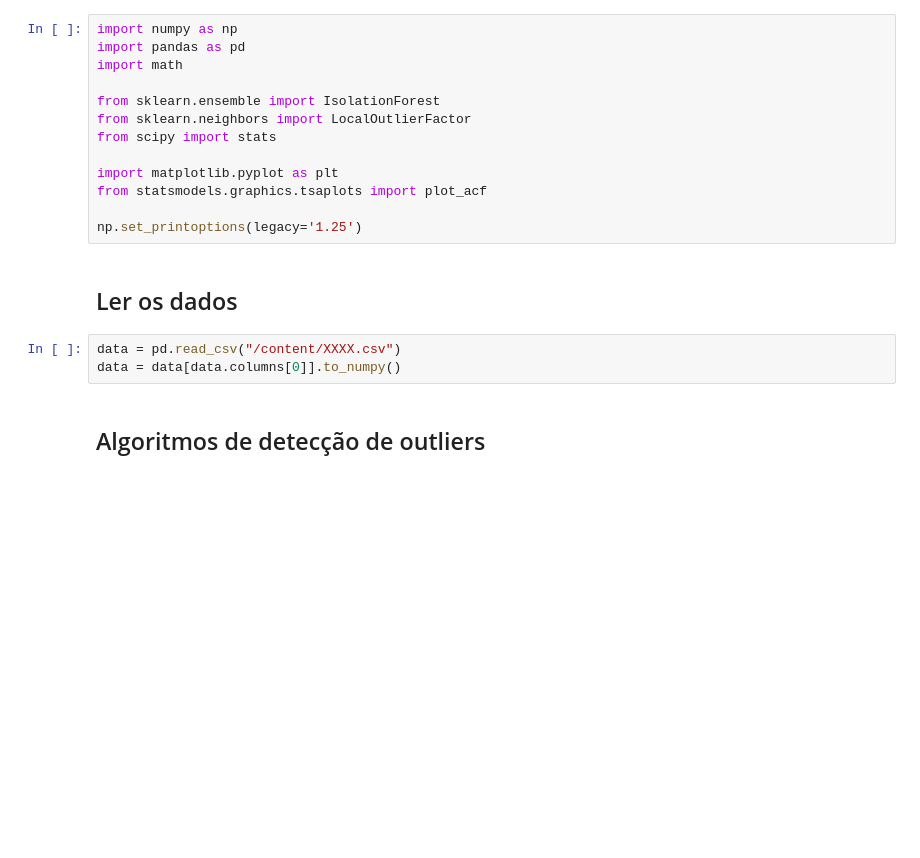
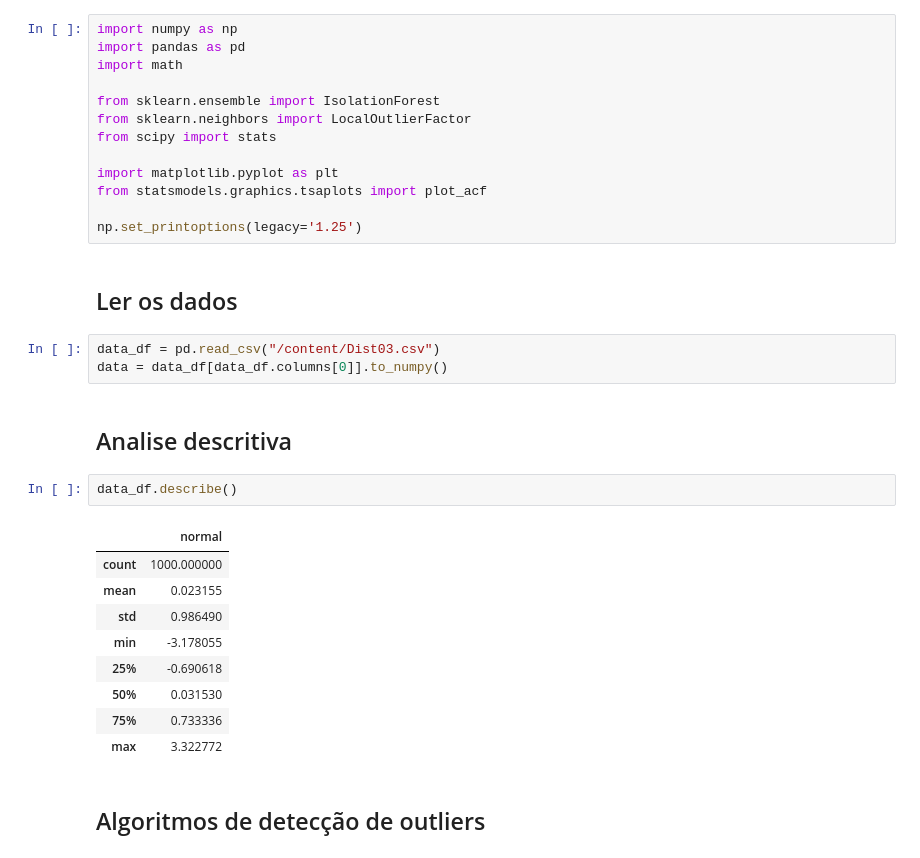
Before and after one commit to EduPekUfpr/PythonProject, a Jupyter notebook: SED/LDS_SED_Dados_de__entrada.ipynb, the cells around one changed output. Cells and saved outputs as stored; diff of their text form; blank space fills up the shorter version.

```diff
--- a/SED/LDS_SED_Dados_de__entrada.ipynb
+++ b/SED/LDS_SED_Dados_de__entrada.ipynb
@@ -31,8 +31,22 @@ np.set_printoptions(legacy='1.25')
 # %% [markdown]
 ## Ler os dados
 # %%
-data = pd.read_csv("/content/XXXX.csv")
-data = data[data.columns[0]].to_numpy()
+data_df = pd.read_csv("/content/Dist03.csv")
+data = data_df[data_df.columns[0]].to_numpy()
+# %% [markdown]
+## Analise descritiva
+# %%
+data_df.describe()
+# %% [output]
+|  | normal |
+| count | 1000.000000 |
+| mean | 0.023155 |
+| std | 0.986490 |
+| min | -3.178055 |
+| 25% | -0.690618 |
+| 50% | 0.031530 |
+| 75% | 0.733336 |
+| max | 3.322772 |
 # %% [markdown]
 ## Algoritmos de detecção de outliers
 # %%
```
Also changed, not shown: parts of 4 cells of this notebook, 7 other files.
